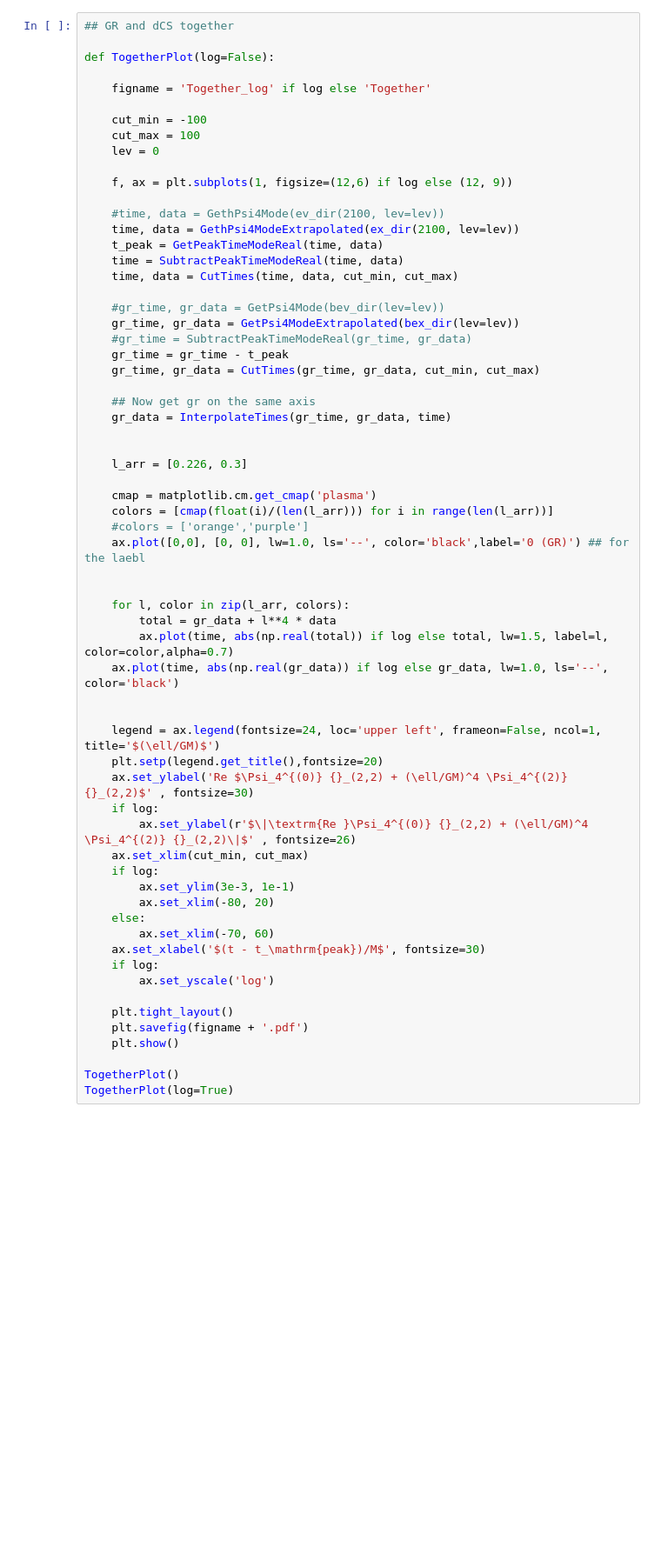
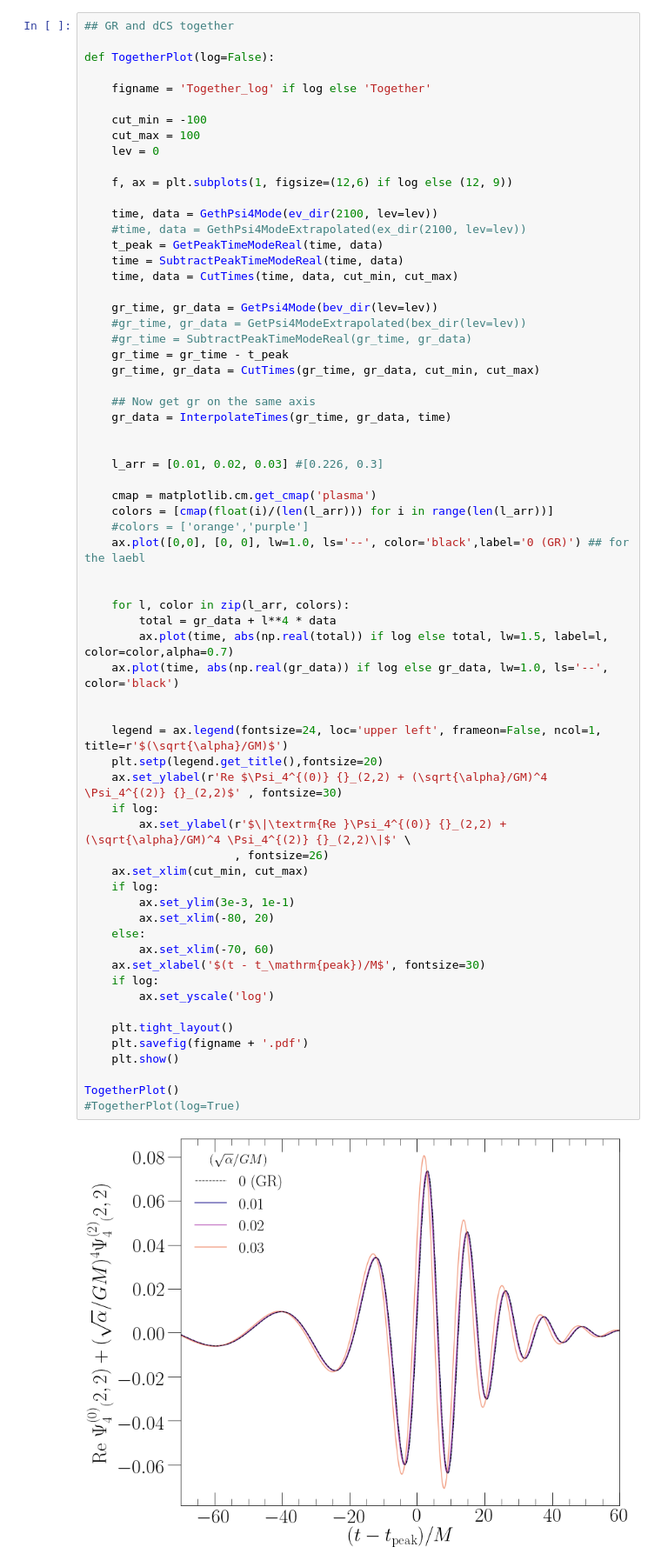
Before and after one commit to mariaokounkova/EDGB, a Jupyter notebook: GW150914/EDGB_GW.ipynb, the cells around one changed output. Shown at 87% size. Cells and saved outputs as stored; diff of their text form; blank space fills up the shorter version.

Commit message:
EDGB_GW: Together plot
Plotting the GR background with the leading-order
EDGB correction

```diff
--- a/GW150914/EDGB_GW.ipynb
+++ b/GW150914/EDGB_GW.ipynb
@@ -561,14 +561,14 @@ def TogetherPlot(log=False):
 
     f, ax = plt.subplots(1, figsize=(12,6) if log else (12, 9))
 
-    #time, data = GethPsi4Mode(ev_dir(2100, lev=lev))
-    time, data = GethPsi4ModeExtrapolated(ex_dir(2100, lev=lev))
+    time, data = GethPsi4Mode(ev_dir(2100, lev=lev))
+    #time, data = GethPsi4ModeExtrapolated(ex_dir(2100, lev=lev))
     t_peak = GetPeakTimeModeReal(time, data)
     time = SubtractPeakTimeModeReal(time, data)
     time, data = CutTimes(time, data, cut_min, cut_max)
 
-    #gr_time, gr_data = GetPsi4Mode(bev_dir(lev=lev))
-    gr_time, gr_data = GetPsi4ModeExtrapolated(bex_dir(lev=lev))
+    gr_time, gr_data = GetPsi4Mode(bev_dir(lev=lev))
+    #gr_time, gr_data = GetPsi4ModeExtrapolated(bex_dir(lev=lev))
     #gr_time = SubtractPeakTimeModeReal(gr_time, gr_data)
     gr_time = gr_time - t_peak
     gr_time, gr_data = CutTimes(gr_time, gr_data, cut_min, cut_max)
@@ -577,39 +577,42 @@ def TogetherPlot(log=False):
     gr_data = InterpolateTimes(gr_time, gr_data, time)
 
 
-    l_arr = [0.226, 0.3]
+    l_arr = [0.01, 0.02, 0.03] #[0.226, 0.3]
 
     cmap = matplotlib.cm.get_cmap('plasma')
     colors = [cmap(float(i)/(len(l_arr))) for i in range(len(l_arr))]
     #colors = ['orange','purple']
     ax.plot([0,0], [0, 0], lw=1.0, ls='--', color='black',label='0 (GR)') ## for the laebl
 
 
     for l, color in zip(l_arr, colors):
         total = gr_data + l**4 * data
         ax.plot(time, abs(np.real(total)) if log else total, lw=1.5, label=l, color=color,alpha=0.7)
     ax.plot(time, abs(np.real(gr_data)) if log else gr_data, lw=1.0, ls='--', color='black')
 
 
-    legend = ax.legend(fontsize=24, loc='upper left', frameon=False, ncol=1, title='$(\ell/GM)$')
+    legend = ax.legend(fontsize=24, loc='upper left', frameon=False, ncol=1, title=r'$(\sqrt{\alpha}/GM)$')
     plt.setp(legend.get_title(),fontsize=20)
-    ax.set_ylabel('Re $\Psi_4^{(0)} {}_(2,2) + (\ell/GM)^4 \Psi_4^{(2)} {}_(2,2)$' , fontsize=30)
+    ax.set_ylabel(r'Re $\Psi_4^{(0)} {}_(2,2) + (\sqrt{\alpha}/GM)^4 \Psi_4^{(2)} {}_(2,2)$' , fontsize=30)
     if log:
-        ax.set_ylabel(r'$\|\textrm{Re }\Psi_4^{(0)} {}_(2,2) + (\ell/GM)^4 \Psi_4^{(2)} {}_(2,2)\|$' , fontsize=26)
+        ax.set_ylabel(r'$\|\textrm{Re }\Psi_4^{(0)} {}_(2,2) + (\sqrt{\alpha}/GM)^4 \Psi_4^{(2)} {}_(2,2)\|$' \
+                      , fontsize=26)
     ax.set_xlim(cut_min, cut_max)
     if log:
         ax.set_ylim(3e-3, 1e-1)
         ax.set_xlim(-80, 20)
     else:
         ax.set_xlim(-70, 60)
     ax.set_xlabel('$(t - t_\mathrm{peak})/M$', fontsize=30)
     if log:
         ax.set_yscale('log')
 
     plt.tight_layout()
     plt.savefig(figname + '.pdf')
     plt.show()
 
 TogetherPlot()
-TogetherPlot(log=True)
+#TogetherPlot(log=True)
+# %% [output]
+[figure, added]
 # %%
```
Also changed, not shown: parts of 2 cells of this notebook.
